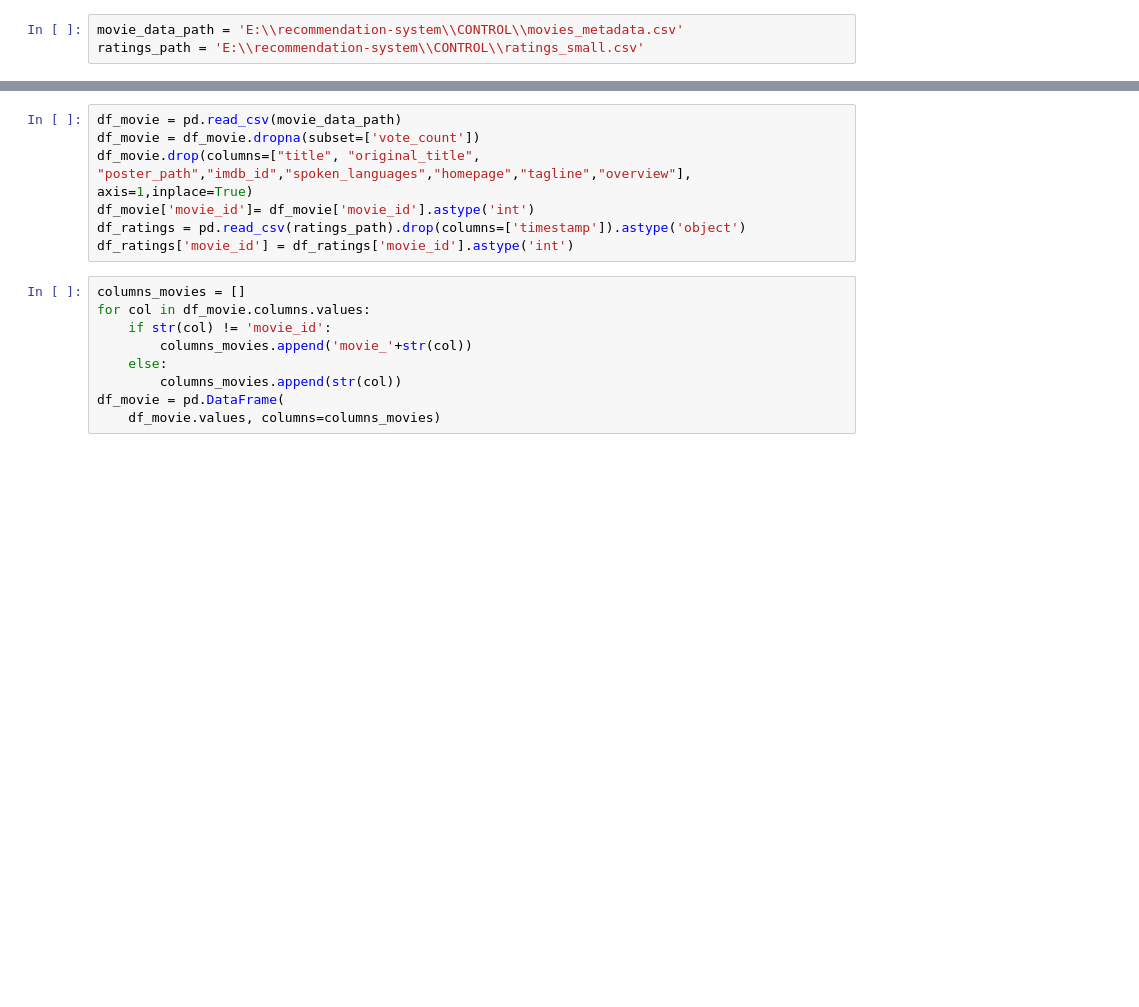
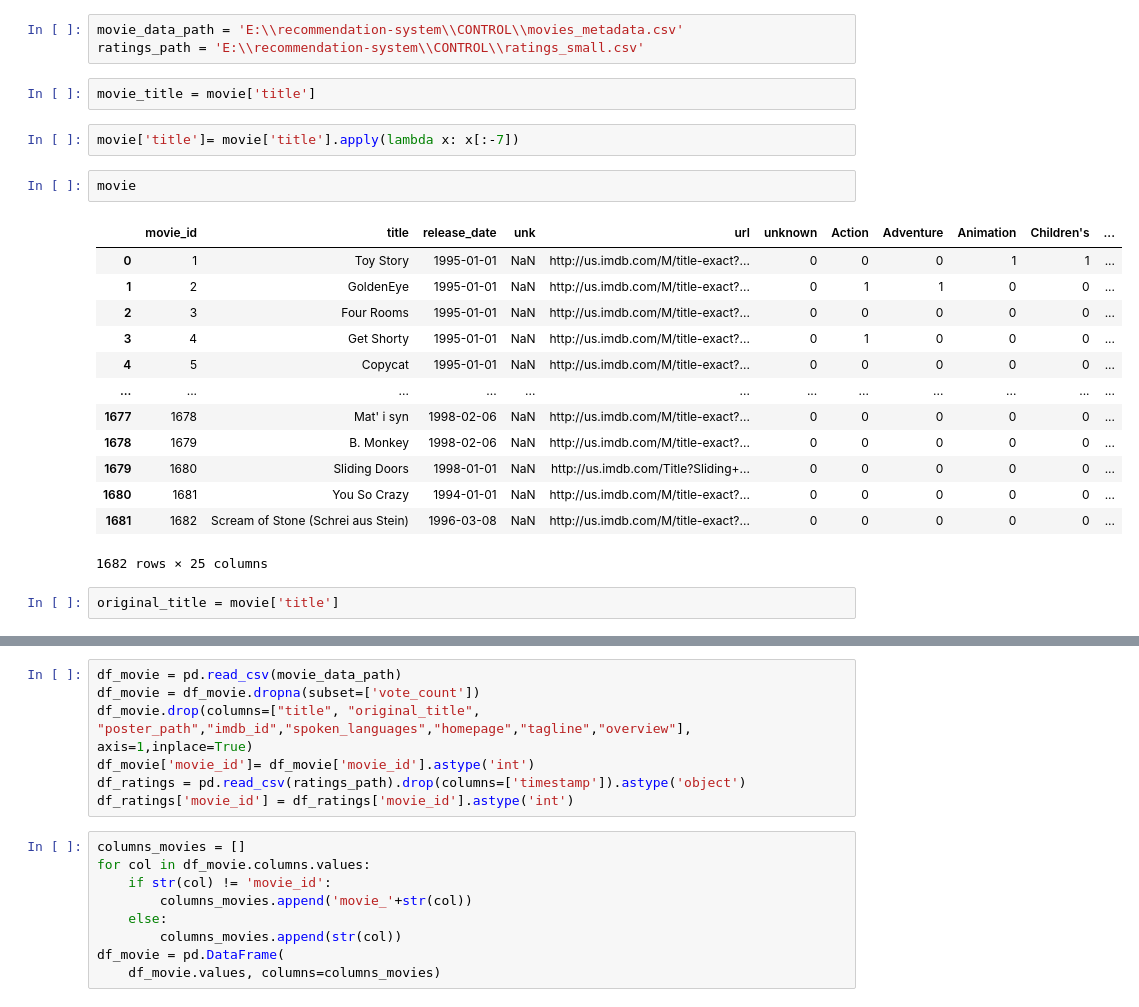
Before and after one commit to ltnguyen1710/recomendation-system, a Jupyter notebook: CONTROL/predictVote.ipynb, the cells around one changed output, grey strips where cells are left out. Saved outputs shown, nothing was run; the diff lists cells and outputs as text; blank space fills up the shorter version.

```diff
--- a/CONTROL/predictVote.ipynb
+++ b/CONTROL/predictVote.ipynb
@@ -12,3 +31,25 @@ import numpy as np
 # %%
 movie_data_path = 'E:\\recommendation-system\\CONTROL\\movies_metadata.csv'
 ratings_path = 'E:\\recommendation-system\\CONTROL\\ratings_small.csv'
+# %%
+movie_title = movie['title']
+# %%
+movie['title']= movie['title'].apply(lambda x: x[:-7])
+# %%
+movie
+# %% [output]
+|  | movie_id | title | release_date | unk | url | unknown | Action | Adventure | Animation | Children's | ... |
+| 0 | 1 | Toy Story | 1995-01-01 | NaN | http://us.imdb.com/M/title-exact?... | 0 | 0 | 0 | 1 | 1 | ... |
+| 1 | 2 | GoldenEye | 1995-01-01 | NaN | http://us.imdb.com/M/title-exact?... | 0 | 1 | 1 | 0 | 0 | ... |
+| 2 | 3 | Four Rooms | 1995-01-01 | NaN | http://us.imdb.com/M/title-exact?... | 0 | 0 | 0 | 0 | 0 | ... |
+| 3 | 4 | Get Shorty | 1995-01-01 | NaN | http://us.imdb.com/M/title-exact?... | 0 | 1 | 0 | 0 | 0 | ... |
+| 4 | 5 | Copycat | 1995-01-01 | NaN | http://us.imdb.com/M/title-exact?... | 0 | 0 | 0 | 0 | 0 | ... |
+| ... | ... | ... | ... | ... | ... | ... | ... | ... | ... | ... | ... |
+| 1677 | 1678 | Mat' i syn | 1998-02-06 | NaN | http://us.imdb.com/M/title-exact?... | 0 | 0 | 0 | 0 | 0 | ... |
+| 1678 | 1679 | B. Monkey | 1998-02-06 | NaN | http://us.imdb.com/M/title-exact?... | 0 | 0 | 0 | 0 | 0 | ... |
+| 1679 | 1680 | Sliding Doors | 1998-01-01 | NaN | http://us.imdb.com/Title?Sliding+... | 0 | 0 | 0 | 0 | 0 | ... |
+| 1680 | 1681 | You So Crazy | 1994-01-01 | NaN | http://us.imdb.com/M/title-exact?... | 0 | 0 | 0 | 0 | 0 | ... |
+| 1681 | 1682 | Scream of Stone (Schrei aus Stein) | 1996-03-08 | NaN | http://us.imdb.com/M/title-exact?... | 0 | 0 | 0 | 0 | 0 | ... |
+1682 rows × 25 columns
+# %%
+original_title = movie['title']
```
Also changed, not shown: parts of 12 cells of this notebook, 13 other files.
